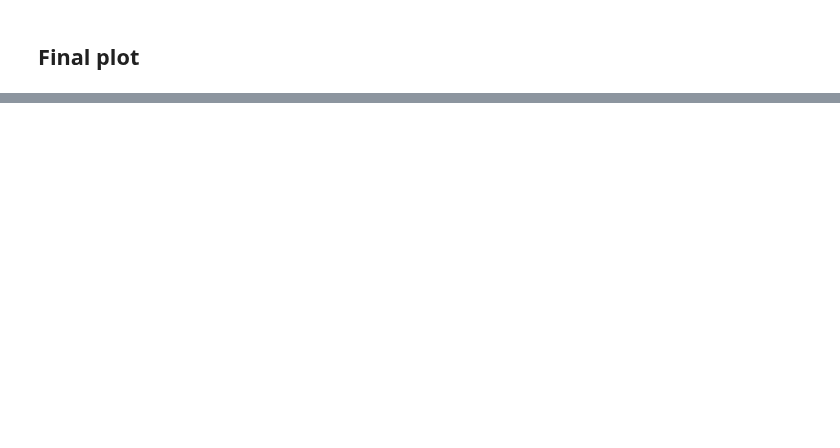
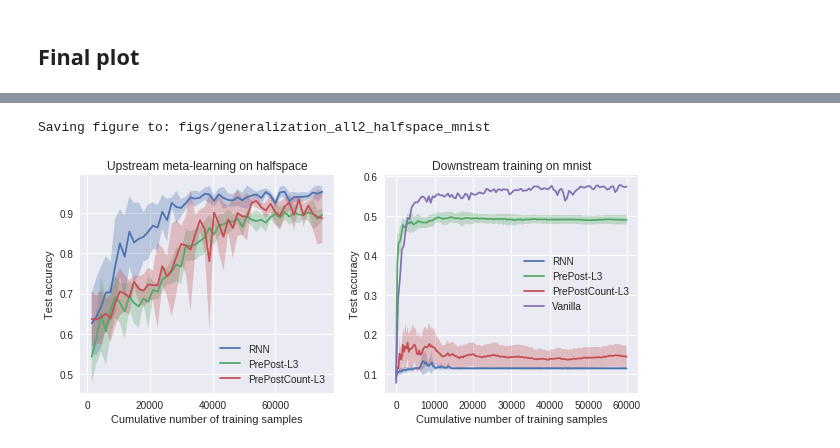
Before and after one commit to saykartik/assemblies, a Jupyter notebook: BrainNet/notebooks/FF_experiments_generalization.ipynb, the cells around one changed output, grey strips where cells are left out. Drawn from its saved outputs; the diff is of its cells as text; code cells hidden in the pictures; blank space fills up the shorter version.

```diff
--- a/BrainNet/notebooks/FF_experiments_generalization.ipynb
+++ b/BrainNet/notebooks/FF_experiments_generalization.ipynb
@@ -20,14 +20,13 @@ opts_down = Options(gd_input=True,
                     use_output_rule=True,
                     gd_output_rule=False,  # Not meta-trainable anymore!
                     gd_output=False)
-if 1:
-    scheme = UpdateScheme(cross_entropy_loss=True,
-                          mse_loss=False,
-                          update_misclassified_only=False,
-                          update_all_edges=True)
-else:
-    # Same as paper.
-    scheme = UpdateScheme(cross_entropy_loss=True,
+# Deviates from paper (doesn't work for RNN).
+scheme_ff = UpdateScheme(cross_entropy_loss=True,
+                         mse_loss=False,
+                         update_misclassified_only=False,
+                         update_all_edges=True)
+# Same as paper (doesn't work for FF).
+scheme_rnn = UpdateScheme(cross_entropy_loss=True,
                           mse_loss=False,
                           update_misclassified_only=True,
                           update_all_edges=False)
@@ -43,7 +42,7 @@ cap = 50  # Number of nodes firing per layer.
 
 # Training config.
 num_runs = 5
-num_rule_epochs = 50
+num_rule_epochs = 70
 num_epochs_upstream = 1
 num_epochs_downstream = 1
 downstream_backprop = False
@@ -365,6 +268,7 @@ plot_curves(agg_stats_prepostcount_l4_up, agg_stats_prepostcount_l4_down,
 ## Train vanilla net
 # %%
 # Instantiate model.
+l = 3
 brain_vanilla = FFBrainNet(
     n_down, m_down, l, w, p, cap, full_gd=True)
 # %%
@@ -374,5 +278,5 @@ X_train, y_train, X_test, y_test = quick_get_data('mnist', 28 * 28)
 print('Training VANILLA brain instance (WITH backprop) on mnist...')
 stats_vanilla = train_downstream(
     X_train, y_train, brain_vanilla, num_epochs=num_epochs_downstream,
-    batch_size=256, vanilla=True, learn_rate=5e-3,
+    batch_size=100, vanilla=True, learn_rate=1e-2,
     X_test=X_test, y_test=y_test, verbose=False, stats_interval=500)
@@ -401,0 +323,18 @@ plot_compare_models(all_stats_up, all_stats_down, labels,
+# %%
+# Plot to compare all.
+all_stats_up = [agg_stats_rnn_up,
+                agg_stats_prepost_l3_up,
+                agg_stats_prepostcount_l3_up,
+                None]
+all_stats_down = [agg_stats_rnn_down,
+                  agg_stats_prepost_l3_down,
+                  agg_stats_prepostcount_l3_down,
+                  stats_vanilla]
+labels = ['RNN', 'PrePost-L3', 'PrePostCount-L3', 'Vanilla']
+plot_compare_models(all_stats_up, all_stats_down, labels,
+                    'Upstream meta-learning on ' + dataset_up,
+                    'Downstream training on ' + dataset_down,
+                    'figs/generalization_all2_' + dataset_up + '_' + dataset_down)
+# %% [output]
+Saving figure to: figs/generalization_all2_halfspace_mnist
+[figure, added]
```
Also changed, not shown: parts of 9 cells of this notebook, 38 other files.
